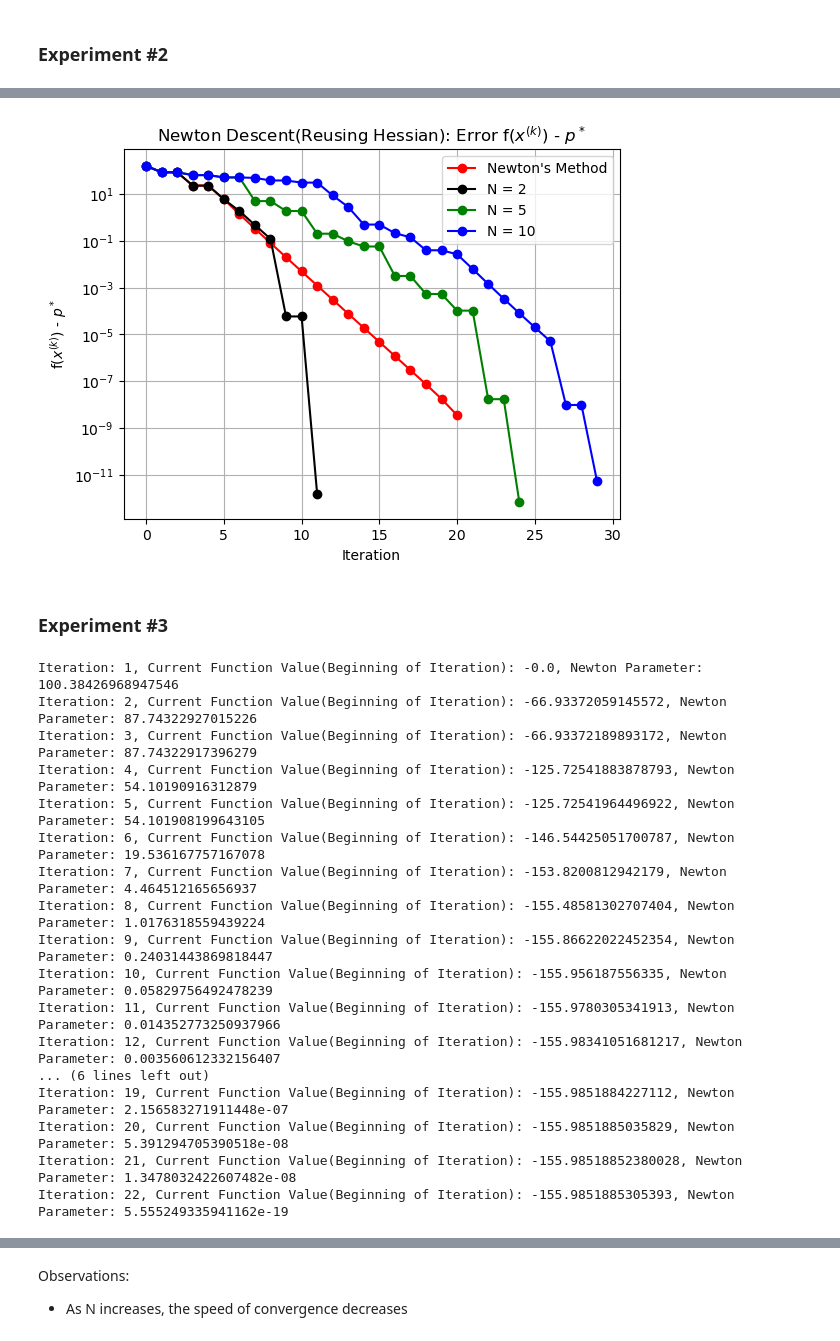
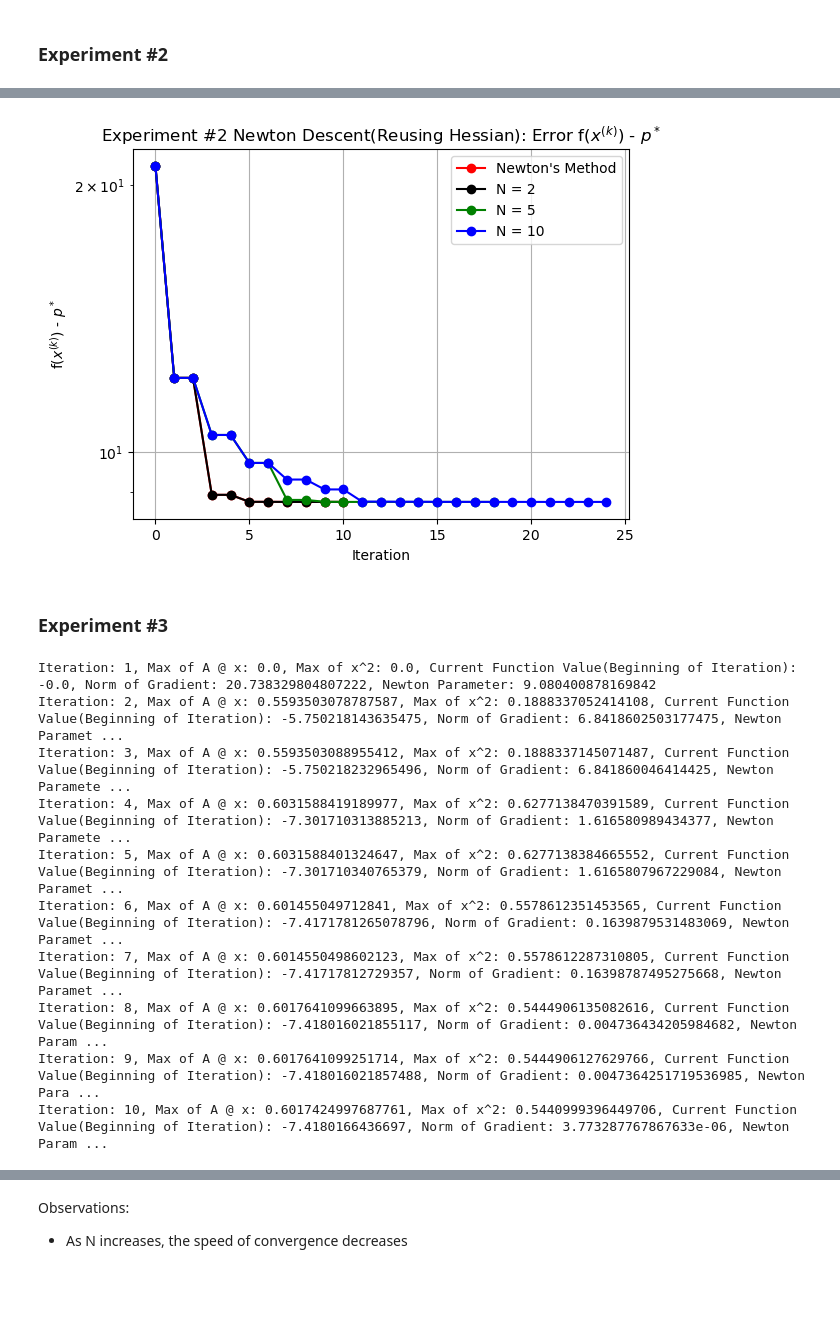
Before and after one commit to Ravi-Raghavan/ConvexOptimization, a Jupyter notebook: hw5.ipynb, the cells around one changed output, grey strips where cells are left out. Drawn from its saved outputs; the diff is of its cells as text; code cells hidden in the pictures; blank space fills up the shorter version.

```diff
--- a/hw5.ipynb
+++ b/hw5.ipynb
@@ -36,8 +36,6 @@ $\frac{\partial{f}}{\partial{x_k} \partial{x_j}} = \sum_{i=1}^{m} (\frac{a_{ij}
 #Function to Perform Gradient Descent
 #f: Compute function value at given point
 #gradient: compute gradient of function at given point
-#hessian: compute hessian of function at given point(i.e. Note: This is NOT used during the gradient descent itself. The reason I have this here is
-#purely for my curiosity. I wanted to see the condition number of the Hessian and the minimum eigenvalue of the Hessian)
 #backtracking_algorithm: function used to perform backtracking
 #A: matrix of ai vectors where ai are the rows of A
 #x0: initial point of gradient descent
@@ -45,7 +43,7 @@ $\frac{\partial{f}}{\partial{x_k} \partial{x_j}} = \sum_{i=1}^{m} (\frac{a_{ij}
 #eta: used in convergence criteria
 #alpha: alpha parameter for backtracking
 #beta: beta parameter used for backtracking
-def gradient_descent(f, gradient, hessian, backtracking_algorithm, A: np.ndarray, x0: np.ndarray, max_iter, eta, alpha, beta):
+def gradient_descent(f, gradient, backtracking_algorithm, A: np.ndarray, x0: np.ndarray, max_iter, eta, alpha, beta):
     #Set initial iterate and function value
     x = x0
     fx = f(A, x)
@@ -61,11 +59,7 @@ def gradient_descent(f, gradient, hessian, backtracking_algorithm, A: np.ndarray
     #enter for loop of max_iter times
     for iter in range(max_iter):
         grad = gradient(A, x) #compute gradient
-
-        #Purely for my curiosity, I wanted to see the condition number of the Hessian and its minimum eigenvalue
-        # H = hessian(A, x) #compute hessian
-        # min_eigenvalue = np.min(np.linalg.eigvals(H))
-        print(f"Iteration: {iter + 1}, Current Function Value(Beginning of Iteration): {fx}, Norm of Gradient: {np.linalg.norm(grad)}")
+        print(f"Iteration: {iter + 1}, Max of A @ x: {np.max(A @ x)}, Max of x^2: {np.max(np.square(x))}, Current Function Value(Beginning of Iteration): {fx}, Norm of Gradient: {np.linalg.norm(grad)}")
 
         #if we have satisfied our convergence criteria, break from loop
         if np.linalg.norm(grad) <= eta:
@@ -827,0 +620,4 @@ plt.show()
+# %%
+#Run Gradient Descent
+gradient_descent_iterates, gradient_descent_function_values, gradient_descent_alpha_values = gradient_descent(f, f_gradient, f_backtracking_algorithm, A, x0, max_iter, eta, alpha, beta)
+p_star_seed1 = gradient_descent_function_values[-1] #the optimal function value is approximated as the last function value that we observed during gradient descent
@@ -1474,8 +1510,8 @@ Gap to Optimal for N = 5: [1.36785629e+02 9.74811230e+01 6.55745550e+01 6.557455
 ### Experiment #2
 # %%
 #Global Variables
-n = 100
-m = 200
+n = 10
+m = 20
 alpha = 0.01
 beta = 0.5
 eta = 1e-8
@@ -1484,8 +1520,8 @@ max_iter = 2000
 x0 = np.zeros(shape = (n, 1)) #initial point will always start at 0 for all experiments
 
 #randomly generate A from normal distribution
-np.random.seed(32)
-A = np.random.normal(size = (m, n))
+np.random.seed(1)
+A = np.random.normal(loc = 0, scale = 1, size = (m, n))
 # %%
 #Run Newton's Method where Hessian is reused every 1 iteration
 reused_newton_descent_iterates_N1, reused_newton_descent_function_values_N1, reused_newton_descent_alpha_values_N1 = reuse_newton_descent(f, f_gradient, f_hessian, f_backtracking_algorithm, A, x0, max_iter, eta, alpha, beta, N = 1)
@@ -1572,34 +1596,24 @@ Iteration: 30, Current Function Value(Beginning of Iteration): -158.167168394501
 # %%
 #Plot distance to optimal function value throughout Newton's Method for N = 1, 2, 5, 10
-reused_newton_descent_gap_to_optimal_N1 = reused_newton_descent_function_values_N1 - p_star_N1
-reused_newton_descent_gap_to_optimal_N2 = reused_newton_descent_function_values_N2 - p_star_N2
-reused_newton_descent_gap_to_optimal_N5 = reused_newton_descent_function_values_N5 - p_star_N5
-reused_newton_descent_gap_to_optimal_N10 = reused_newton_descent_function_values_N10 - p_star_N10
-
-reused_newton_descent_gap_to_optimal_N1 = reused_newton_descent_gap_to_optimal_N1[:-1]
-reused_newton_descent_gap_to_optimal_N2 = reused_newton_descent_gap_to_optimal_N2[:-1]
-reused_newton_descent_gap_to_optimal_N5 = reused_newton_descent_gap_to_optimal_N5[:-1]
-reused_newton_descent_gap_to_optimal_N10 = reused_newton_descent_gap_to_optimal_N10[:-1]
-
-# print(f"Gap to Optimal for N = 1: {reused_newton_descent_gap_to_optimal_N1}")
-# print(f"Gap to Optimal for N = 2: {reused_newton_descent_gap_to_optimal_N2}")
-# print(f"Gap to Optimal for N = 5: {reused_newton_descent_gap_to_optimal_N5}")
-# print(f"Gap to Optimal for N = 10: {reused_newton_descent_gap_to_optimal_N10}")
+reused_newton_descent_gap_to_optimal_N1 = reused_newton_descent_function_values_N1 - p_star_seed1
+reused_newton_descent_gap_to_optimal_N2 = reused_newton_descent_function_values_N2 - p_star_seed1
+reused_newton_descent_gap_to_optimal_N5 = reused_newton_descent_function_values_N5 - p_star_seed1
+reused_newton_descent_gap_to_optimal_N10 = reused_newton_descent_function_values_N10 - p_star_seed1
 
 line1, = plt.plot(list(range(len(reused_newton_descent_gap_to_optimal_N1))), reused_newton_descent_gap_to_optimal_N1, marker='o', color='red', linestyle='-')
 line2, = plt.plot(list(range(len(reused_newton_descent_gap_to_optimal_N2))), reused_newton_descent_gap_to_optimal_N2, marker='o', color='black', linestyle='-')
 line3, = plt.plot(list(range(len(reused_newton_descent_gap_to_optimal_N5))), reused_newton_descent_gap_to_optimal_N5, marker='o', color='green', linestyle='-')
 line4, = plt.plot(list(range(len(reused_newton_descent_gap_to_optimal_N10))), reused_newton_descent_gap_to_optimal_N10, marker='o', color='blue', linestyle='-')
 
 plt.xlabel('Iteration')
 plt.ylabel(r'f($x^{(k)}$) - $p^*$')
 plt.yscale('log')
-plt.title(r'Newton Descent(Reusing Hessian): Error f($x^{(k)}$) - $p^*$')
+plt.title(r'Experiment #2 Newton Descent(Reusing Hessian): Error f($x^{(k)}$) - $p^*$')
 plt.legend(handles=[line1, line2, line3, line4], labels=['Newton\'s Method', 'N = 2', 'N = 5', 'N = 10'])
 plt.grid(True)
 plt.show()
 # %% [output]
-[figure, old version]
+[figure, new version]
 # %% [markdown]
 ### Experiment #3
 # %%
@@ -1619,25 +1633,18 @@ A = np.random.normal(size = (m, n))
 # %%
 #Run Newton's Method where Hessian is reused every 1 iteration
 reused_newton_descent_iterates_N1, reused_newton_descent_function_values_N1, reused_newton_descent_alpha_values_N1 = reuse_newton_descent(f, f_gradient, f_hessian, f_backtracking_algorithm, A, x0, max_iter, eta, alpha, beta, N = 1)
-p_star_N1 = reused_newton_descent_function_values_N1[-1] #the optimal function value is approximated as the last function value that we observed during Newton's Method
+p_star_seed2 = reused_newton_descent_function_values_N1[-1] #the optimal function value is approximated as the last function value that we observed during Newton's Method
 # %% [output]
-Iteration: 1, Current Function Value(Beginning of Iteration): -0.0, Newton Parameter: 100.38426968947546
-Iteration: 2, Current Function Value(Beginning of Iteration): -66.93372059145572, Newton Parameter: 87.74322927015226
-Iteration: 3, Current Function Value(Beginning of Iteration): -66.93372189893172, Newton Parameter: 87.74322917396279
-Iteration: 4, Current Function Value(Beginning of Iteration): -125.72541883878793, Newton Parameter: 54.10190916312879
-Iteration: 5, Current Function Value(Beginning of Iteration): -125.72541964496922, Newton Parameter: 54.101908199643105
-Iteration: 6, Current Function Value(Beginning of Iteration): -146.54425051700787, Newton Parameter: 19.536167757167078
-Iteration: 7, Current Function Value(Beginning of Iteration): -153.8200812942179, Newton Parameter: 4.464512165656937
-Iteration: 8, Current Function Value(Beginning of Iteration): -155.48581302707404, Newton Parameter: 1.0176318559439224
-Iteration: 9, Current Function Value(Beginning of Iteration): -155.86622022452354, Newton Parameter: 0.24031443869818447
-Iteration: 10, Current Function Value(Beginning of Iteration): -155.956187556335, Newton Parameter: 0.05829756492478239
-Iteration: 11, Current Function Value(Beginning of Iteration): -155.9780305341913, Newton Parameter: 0.014352773250937966
-Iteration: 12, Current Function Value(Beginning of Iteration): -155.98341051681217, Newton Parameter: 0.003560612332156407
-... (6 lines left out)
-Iteration: 19, Current Function Value(Beginning of Iteration): -155.9851884227112, Newton Parameter: 2.156583271911448e-07
-Iteration: 20, Current Function Value(Beginning of Iteration): -155.9851885035829, Newton Parameter: 5.391294705390518e-08
-Iteration: 21, Current Function Value(Beginning of Iteration): -155.98518852380028, Newton Parameter: 1.3478032422607482e-08
-Iteration: 22, Current Function Value(Beginning of Iteration): -155.9851885305393, Newton Parameter: 5.555249335941162e-19
+Iteration: 1, Max of A @ x: 0.0, Max of x^2: 0.0, Current Function Value(Beginning of Iteration): -0.0, Norm of Gradient: 20.738329804807222, Newton Parameter: 9.080400878169842
+Iteration: 2, Max of A @ x: 0.5593503078787587, Max of x^2: 0.1888337052414108, Current Function Value(Beginning of Iteration): -5.750218143635475, Norm of Gradient: 6.8418602503177475, Newton Paramet ...
+Iteration: 3, Max of A @ x: 0.5593503088955412, Max of x^2: 0.1888337145071487, Current Function Value(Beginning of Iteration): -5.750218232965496, Norm of Gradient: 6.841860046414425, Newton Paramete ...
+Iteration: 4, Max of A @ x: 0.6031588419189977, Max of x^2: 0.6277138470391589, Current Function Value(Beginning of Iteration): -7.301710313885213, Norm of Gradient: 1.616580989434377, Newton Paramete ...
+Iteration: 5, Max of A @ x: 0.6031588401324647, Max of x^2: 0.6277138384665552, Current Function Value(Beginning of Iteration): -7.301710340765379, Norm of Gradient: 1.6165807967229084, Newton Paramet ...
+Iteration: 6, Max of A @ x: 0.601455049712841, Max of x^2: 0.5578612351453565, Current Function Value(Beginning of Iteration): -7.4171781265078796, Norm of Gradient: 0.1639879531483069, Newton Paramet ...
+Iteration: 7, Max of A @ x: 0.6014550498602123, Max of x^2: 0.5578612287310805, Current Function Value(Beginning of Iteration): -7.41717812729357, Norm of Gradient: 0.16398787495275668, Newton Paramet ...
+Iteration: 8, Max of A @ x: 0.6017641099663895, Max of x^2: 0.5444906135082616, Current Function Value(Beginning of Iteration): -7.418016021855117, Norm of Gradient: 0.004736434205984682, Newton Param ...
+Iteration: 9, Max of A @ x: 0.6017641099251714, Max of x^2: 0.5444906127629766, Current Function Value(Beginning of Iteration): -7.418016021857488, Norm of Gradient: 0.0047364251719536985, Newton Para ...
+Iteration: 10, Max of A @ x: 0.6017424997687761, Max of x^2: 0.5440999396449706, Current Function Value(Beginning of Iteration): -7.4180166436697, Norm of Gradient: 3.773287767867633e-06, Newton Param ...
 # %%
 #Run Newton's Method where Hessian is reused every 2 iteration
 reused_newton_descent_iterates_N2, reused_newton_descent_function_values_N2, reused_newton_descent_alpha_values_N2 = reuse_newton_descent(f, f_gradient, f_hessian, f_backtracking_algorithm, A, x0, max_iter, eta, alpha, beta, N = 2)
```
Also changed, not shown: parts of 163 cells of this notebook.
